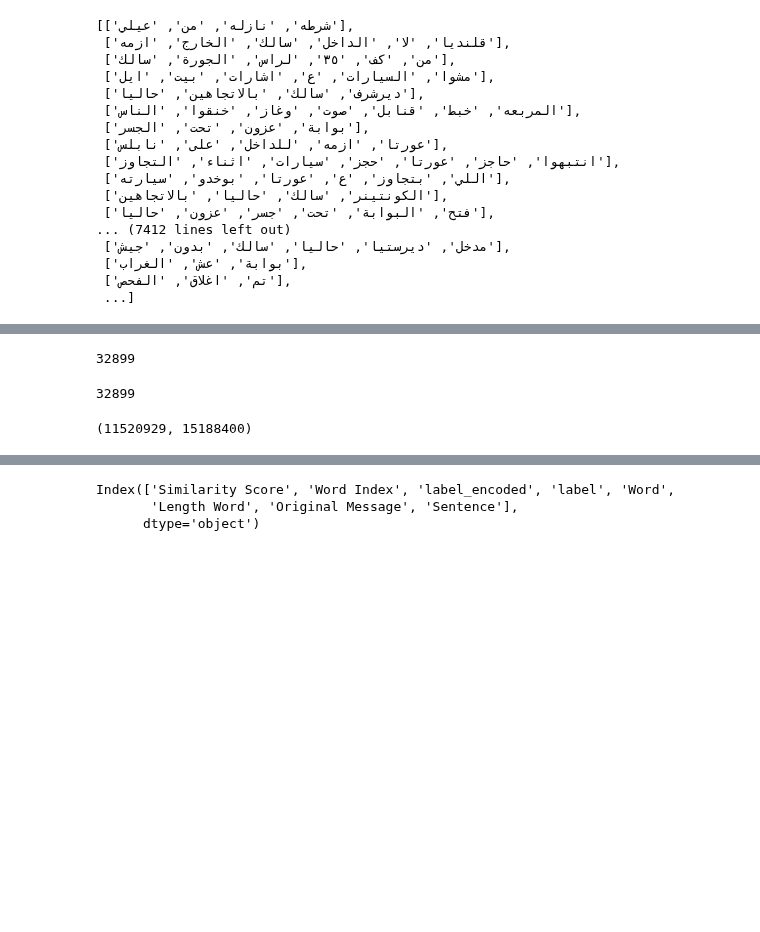
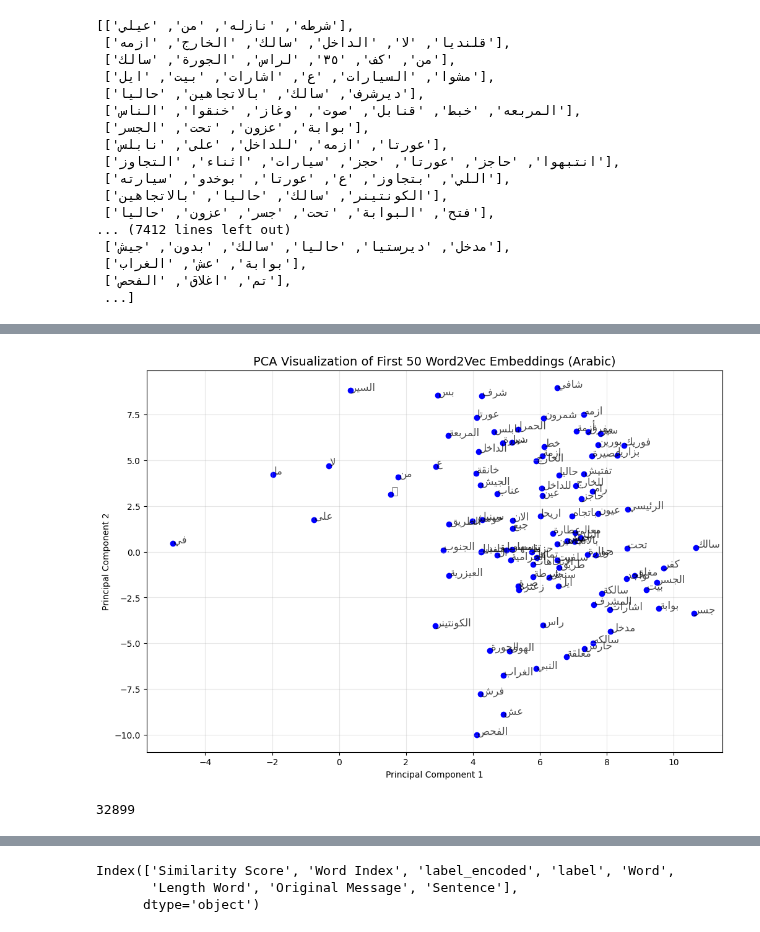
Before and after one commit to ehabsuliman/ROADWATCH, a Jupyter notebook: Road/RW.ipynb, the cells around one changed output, grey strips where cells are left out. Drawn from its saved outputs; the diff is of its cells as text; code cells hidden in the pictures; blank space fills up the shorter version.

```diff
--- a/Road/RW.ipynb
+++ b/Road/RW.ipynb
@@ -514,0 +533,8 @@ sentences
+# %%
+# Iterate through each word in the vocabulary and find most similar words
+for word in model.wv.key_to_index:  # Get all words in the vocabulary
+    print(f"Most similar words to '{word}':")
+    most_similar_words = model.wv.most_similar(word, topn=5)  # Find top 5 similar words
+    for similar_word, similarity in most_similar_words:
+        print(f"  {similar_word}: {similarity:.4f}")
+    print()
@@ -515,3 +559,41 @@ sentences
+# %%
+import numpy as np
+from sklearn.decomposition import PCA
+import matplotlib.pyplot as plt
+import arabic_reshaper
+from bidi.algorithm import get_display
+
+# Step 1: Extract Word Vectors and Words
+words = list(model.wv.key_to_index)  # Vocabulary words
+word_vectors = np.array([model.wv[word] for word in words])  # Corresponding vectors
+
+# Step 2: Apply PCA for Dimensionality Reduction to 2D
+pca = PCA(n_components=2)  # Reduce to 2 dimensions for visualization
+word_vectors_2d = pca.fit_transform(word_vectors)
+
+# Step 3: Select the First 50 Words and Corresponding Vectors
+first_50_words = words[:100]
+first_50_vectors_2d = word_vectors_2d[:100]
+reshaped_words = [get_display(arabic_reshaper.reshape(word)) for word in first_50_words]
+
+# Step 4: Plot the First 50 Words in 2D Space
+plt.figure(figsize=(12, 8))
+for i, (x, y) in enumerate(first_50_vectors_2d):
+    plt.scatter(x, y, color="blue")
+    plt.text(x + 0.02, y + 0.02, reshaped_words[i], fontsize=12, color="black", alpha=0.7)
+
+plt.title("PCA Visualization of First 50 Word2Vec Embeddings (Arabic)", fontsize=14)
+plt.xlabel("Principal Component 1")
+plt.ylabel("Principal Component 2")
+plt.grid(alpha=0.3)
+
+# Save the figure to a file
+plt.savefig("/teamspace/studios/this_studio/ROADWATCH/Road/w2v_visualize/W2V_lastV/pca_word2vec_visualization_v1.0.1.png", dpi=300, bbox_inches="tight", format="png")
+
+# Show the plot
+plt.show()
+# %% [output]
+[figure, added]
 # %%
 len(sentences)
 # %% [output]
@@ -524,9 +600,0 @@ model.save("word2vec_v5.model")
-# %%
-len(sentences)
-# %% [output]
-32899
-# %%
-model = Word2Vec.load('/teamspace/studios/this_studio/ROADWATCH/Road/word2vec_v5.model')
-model.train(sentences, total_examples=32899, epochs=50)# total example = len(sentences)
-# %% [output]
-(11520929, 15188400)
```
Also changed, not shown: parts of 30 cells of this notebook.
